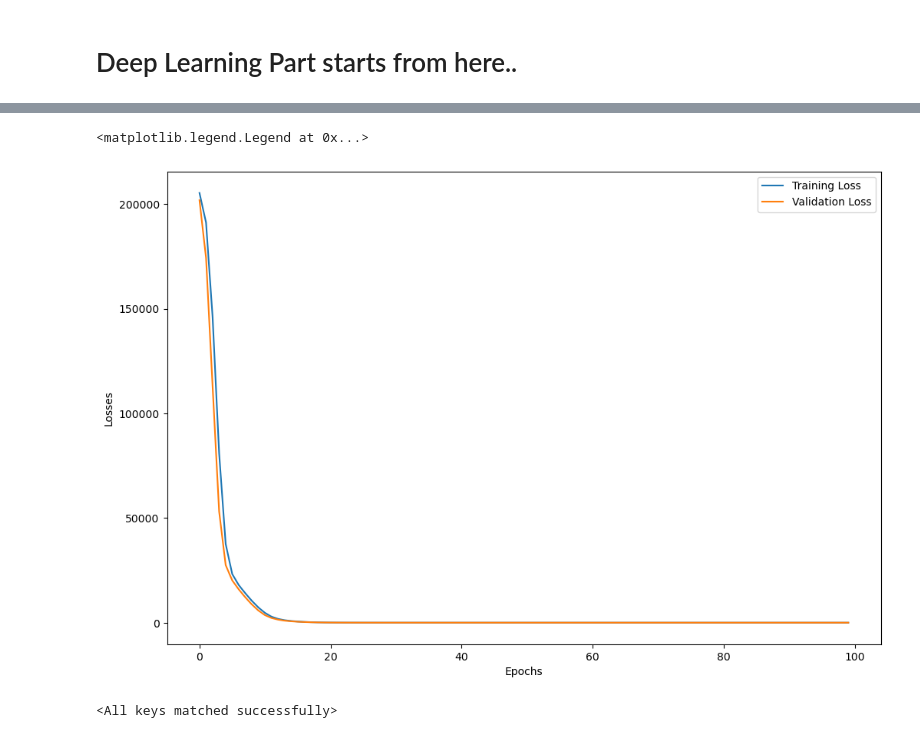
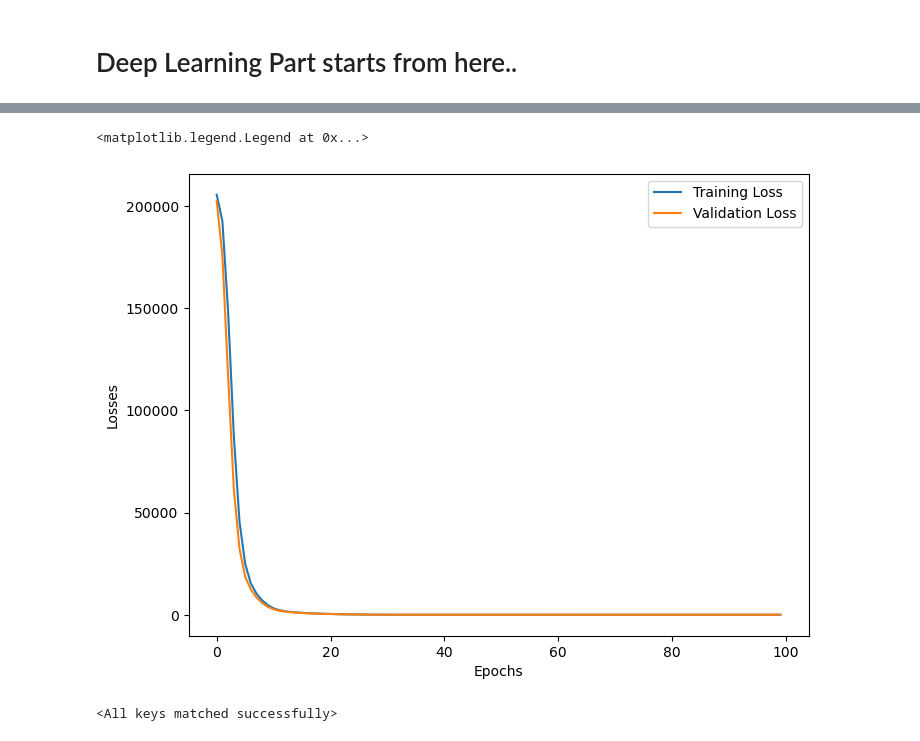
Before and after one commit to DivyanshRajSoni/ANN_powerplant-energy-prediction, a Jupyter notebook: ANN_Regression.ipynb, the cells around one changed output, grey strips where cells are left out. Saved outputs shown, nothing was run; the diff lists cells and outputs as text; code cells hidden in the pictures.

```diff
--- a/ANN_Regression.ipynb
+++ b/ANN_Regression.ipynb
@@ -177,20 +177,20 @@ epoch $100/99==> train loss = 19.95224231481552 & valid = 18.73491230805715
 # %%
 # Visualization..
 import matplotlib.pyplot as plt
 loss_df = pd.DataFrame({
     "Training Loss":train_losses,
     "Validation Loss":valid_losses
 })
-plt.figure(figsize=(12,8))
+plt.figure(figsize=(8,6))
 plt.plot(loss_df["Training Loss"],label="Training Loss")
 plt.plot(loss_df["Validation Loss"],label="Validation Loss")
 
 plt.xlabel("Epochs")
 plt.ylabel("Losses")
 plt.legend()
 # %% [output]
 <matplotlib.legend.Legend at 0x...>
-[figure, old version]
+[figure, new version]
 # %%
 # Loading the best model..
 model.load_state_dict(torch.load("best_model.pt"))
```
Also changed, not shown: parts of 4 cells of this notebook, 3 other files.
